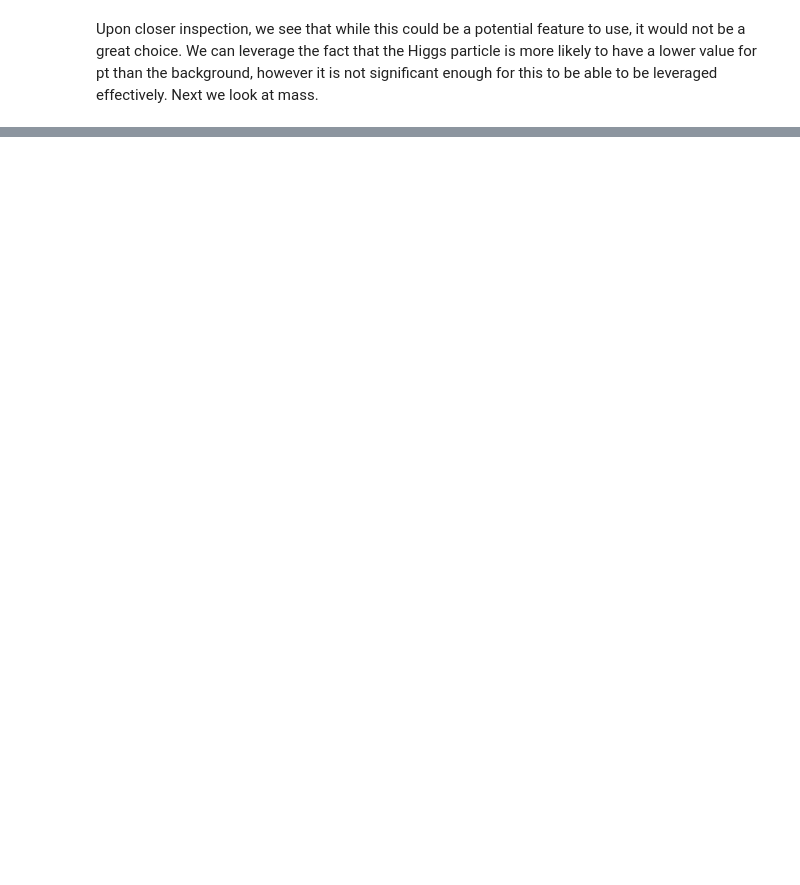
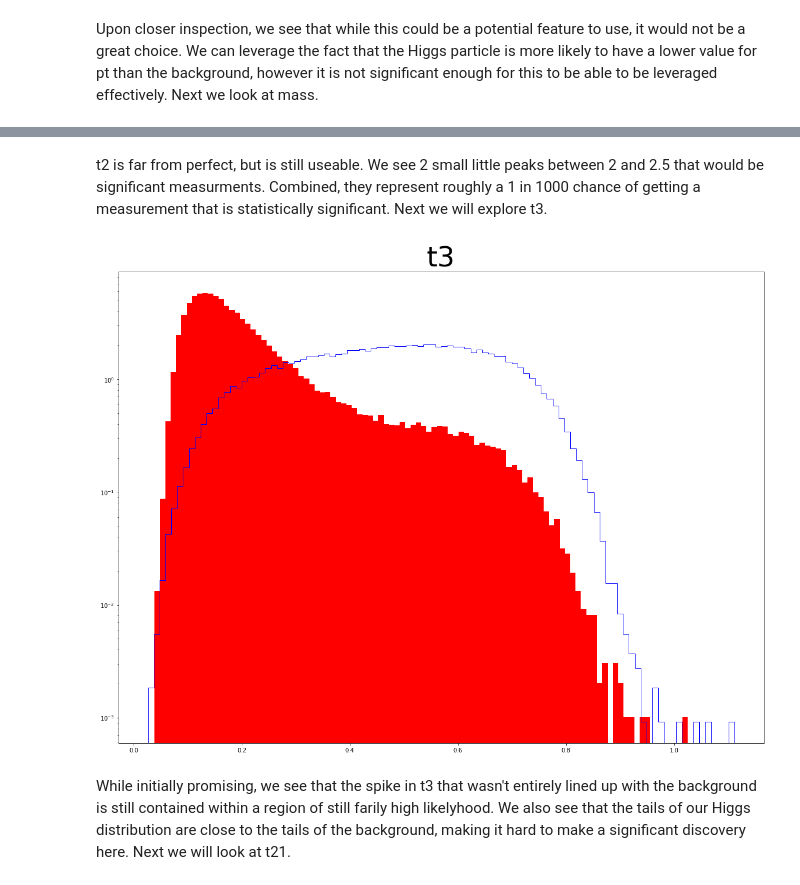
Before and after one commit to WyattOtsuka/PHYS434, a Jupyter notebook: lab5.ipynb, the cells around one changed output, grey strips where cells are left out. Cells and saved outputs as stored; diff of their text form; code cells hidden in the pictures; blank space fills up the shorter version.

```diff
--- a/lab5.ipynb
+++ b/lab5.ipynb
@@ -44,0 +55,8 @@ Upon closer inspection, we see that while this could be a potential feature to u
+# %% [markdown]
+t2 is far from perfect, but is still useable. We see 2 small little peaks between 2 and 2.5 that would be significant measurments. Combined, they represent roughly a 1 in 1000 chance of getting a measurement that is statistically significant. Next we will explore t3.
+# %%
+plotSingle('t3',100)
+# %% [output]
+[figure, added]
+# %% [markdown]
+While initially promising, we see that the spike in t3 that wasn't entirely lined up with the background is still contained within a region of still farily high likelyhood. We also see that the tails of our Higgs distribution are close to the tails of the background, making it hard to make a significant discovery here. Next we will look at t21.
```
Also changed, not shown: parts of 5 cells of this notebook.
